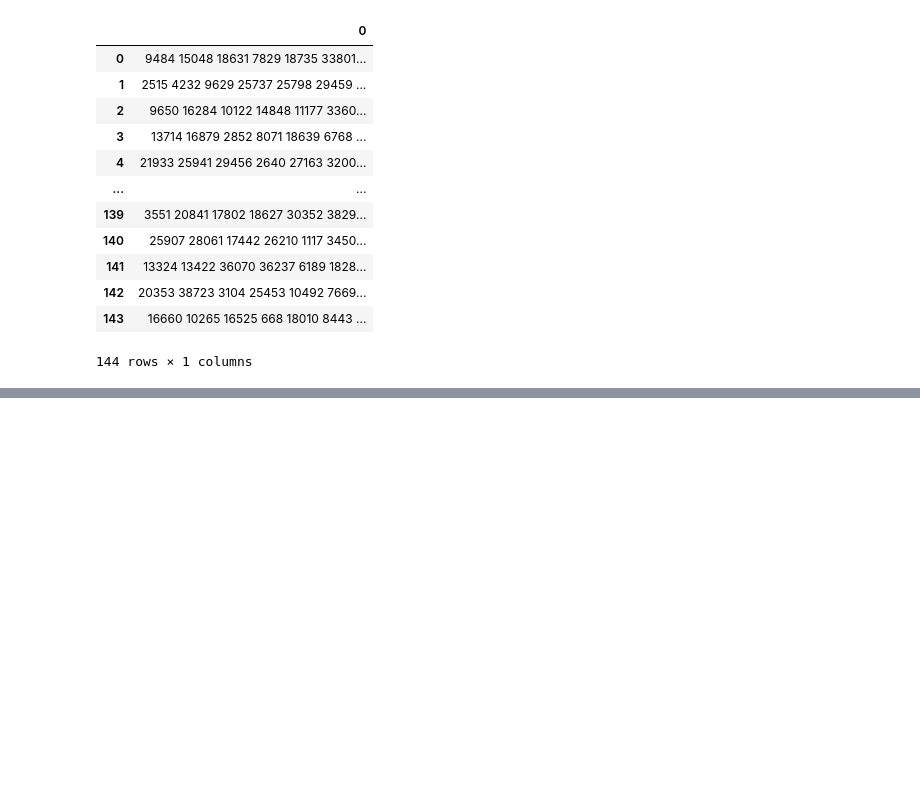
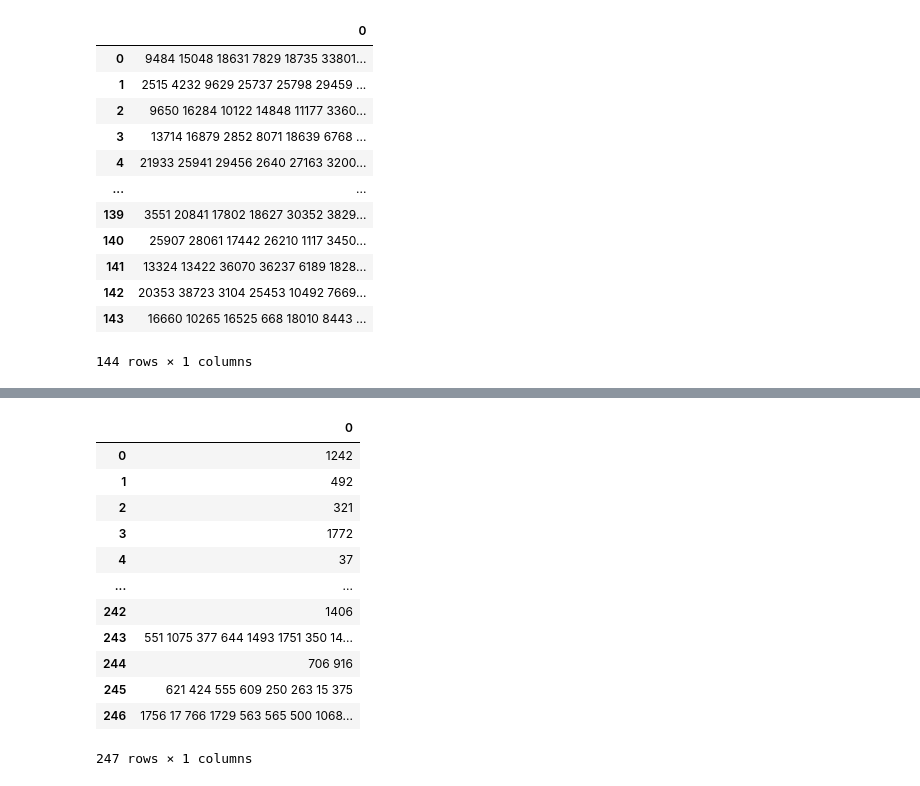
Before and after one commit to Khelyr/SUBCLU, a Jupyter notebook: SubCLU.ipynb, the cells around one changed output, grey strips where cells are left out. Cells and saved outputs as stored; diff of their text form; code cells hidden in the pictures; blank space fills up the shorter version.

```diff
--- a/SubCLU.ipynb
+++ b/SubCLU.ipynb
@@ -469,0 +510,18 @@ dataset9_min100clusters
+# %%
+dataset13_min100clusters = pd.read_csv("D:\Projects\CPP\Subclustering-Algorithm-master\src\dataset13_min100clusters.csv", header = None, sep = ",")
+dataset13_min100clusters
+#247 clusters - 0.92 seconds
+# %% [output]
+|  | 0 |
+| 0 | 1242 |
+| 1 | 492 |
+| 2 | 321 |
+| 3 | 1772 |
+| 4 | 37 |
+| ... | ... |
+| 242 | 1406 |
+| 243 | 551 1075 377 644 1493 1751 350 14... |
+| 244 | 706 916 |
+| 245 | 621 424 555 609 250 263 15 375 |
+| 246 | 1756 17 766 1729 563 565 500 1068... |
+247 rows × 1 columns
```
Also changed, not shown: parts of 5 cells of this notebook.
